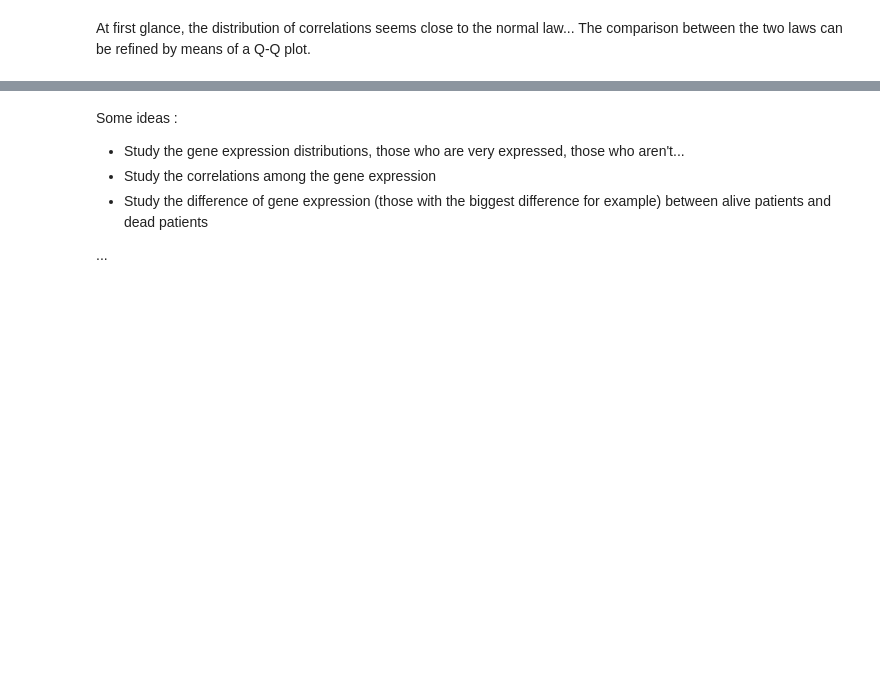
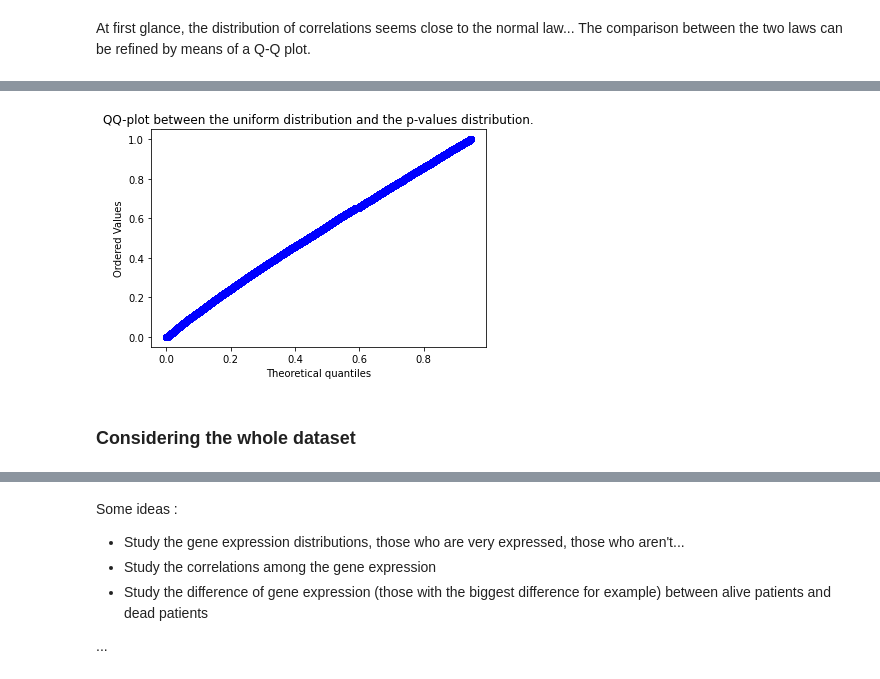
Before and after one commit to StephaneBereux/Cancer-survival-challenge, a Jupyter notebook: starting_kit.ipynb, the cells around one changed output, grey strips where cells are left out. Drawn from its saved outputs; the diff is of its cells as text; code cells hidden in the pictures; blank space fills up the shorter version.

```diff
--- a/starting_kit.ipynb
+++ b/starting_kit.ipynb
@@ -215,0 +237,8 @@ pylab.show()
+# %%
+stats.probplot(p_values, dist="uniform",plot=plt)
+plt.title('QQ-plot between the uniform distribution and the p-values distribution.')
+plt.show()
+# %% [output]
+[figure, added]
+# %% [markdown]
+### Considering the whole dataset
```
Also changed, not shown: parts of 11 cells of this notebook, 1 other file.
